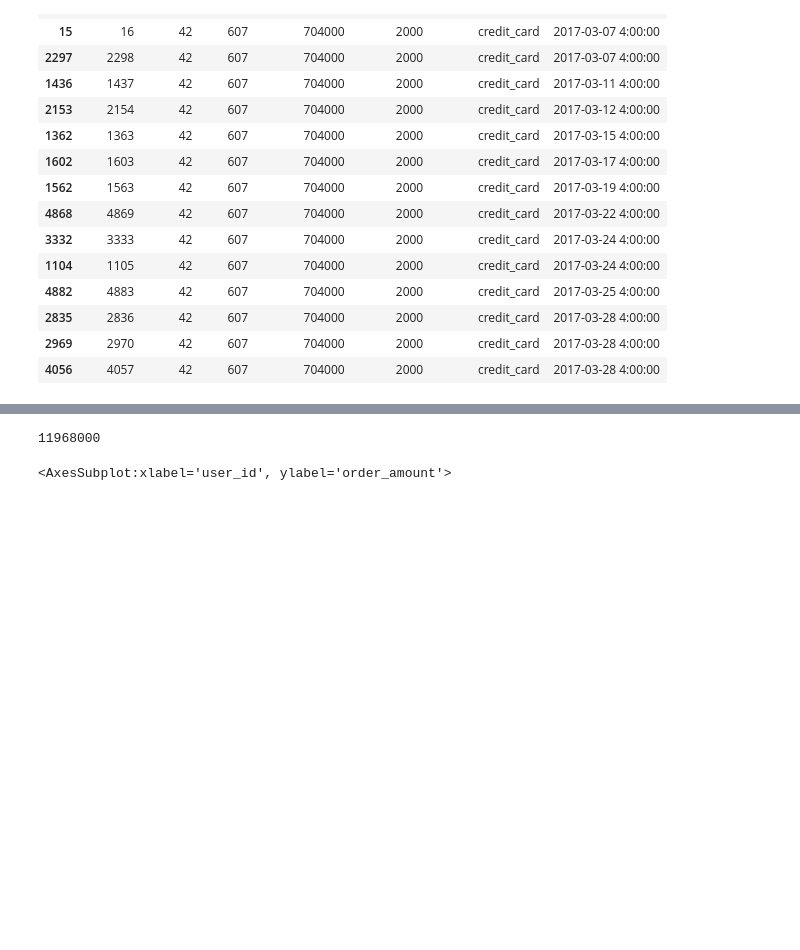
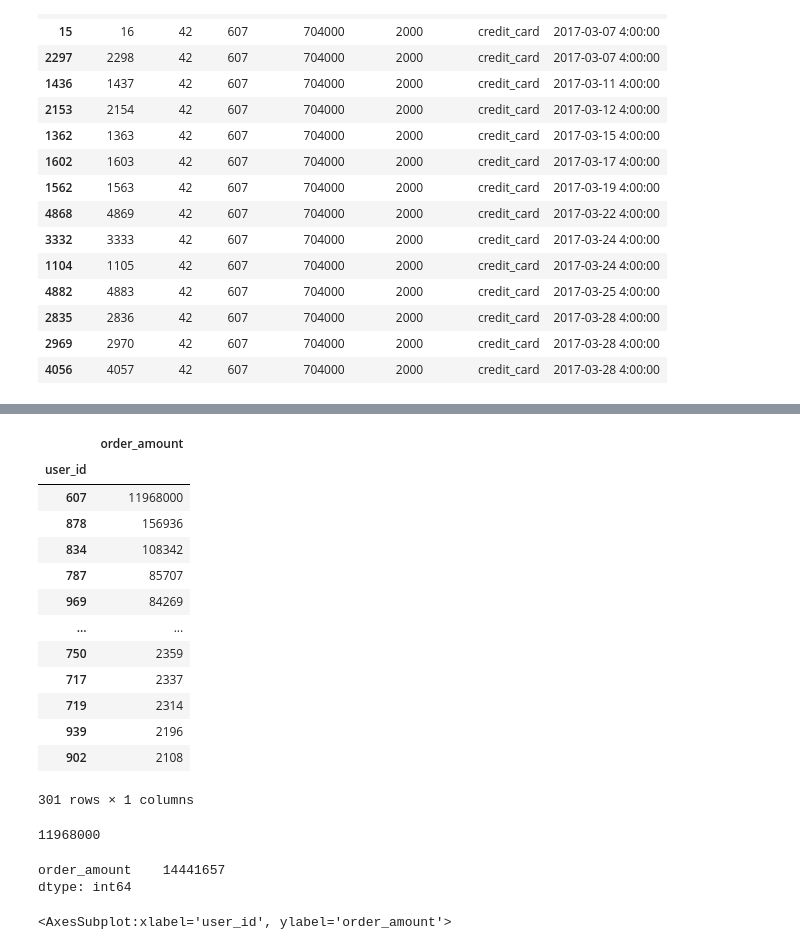
Before and after one commit to LSislowski/ShopifyInternApplication, a Jupyter notebook: question1.ipynb, the cells around one changed output, grey strips where cells are left out. Drawn from its saved outputs; the diff is of its cells as text; code cells hidden in the pictures; blank space fills up the shorter version.

```diff
--- a/question1.ipynb
+++ b/question1.ipynb
@@ -79,7 +102,30 @@ df_outlier.sort_values(by= 'created_at', ascending = True)
+# %%
+users = df.groupby(['user_id'])['order_amount'].sum().sort_values(ascending= False).to_frame()
+users
+# %% [output]
+|  | order_amount |
+| user_id |  |
+| 607 | 11968000 |
+| 878 | 156936 |
+| 834 | 108342 |
+| 787 | 85707 |
+| 969 | 84269 |
+| ... | ... |
+| 750 | 2359 |
+| 717 | 2337 |
+| 719 | 2314 |
+| 939 | 2196 |
+| 902 | 2108 |
+301 rows × 1 columns
 # %%
 # The shopper with user_id 607 spent nearly 11.97 million dollars at shop 42 over the 30 days in this dataset.
 sum(df_outlier['order_amount'])
 # %% [output]
 11968000
+# %%
+users.loc[users['order_amount'] > 20000].sum()
+# %% [output]
+order_amount    14441657
+dtype: int64
 # %%
 # visualization showing the outlier here
```
Also changed, not shown: parts of 10 cells of this notebook.
